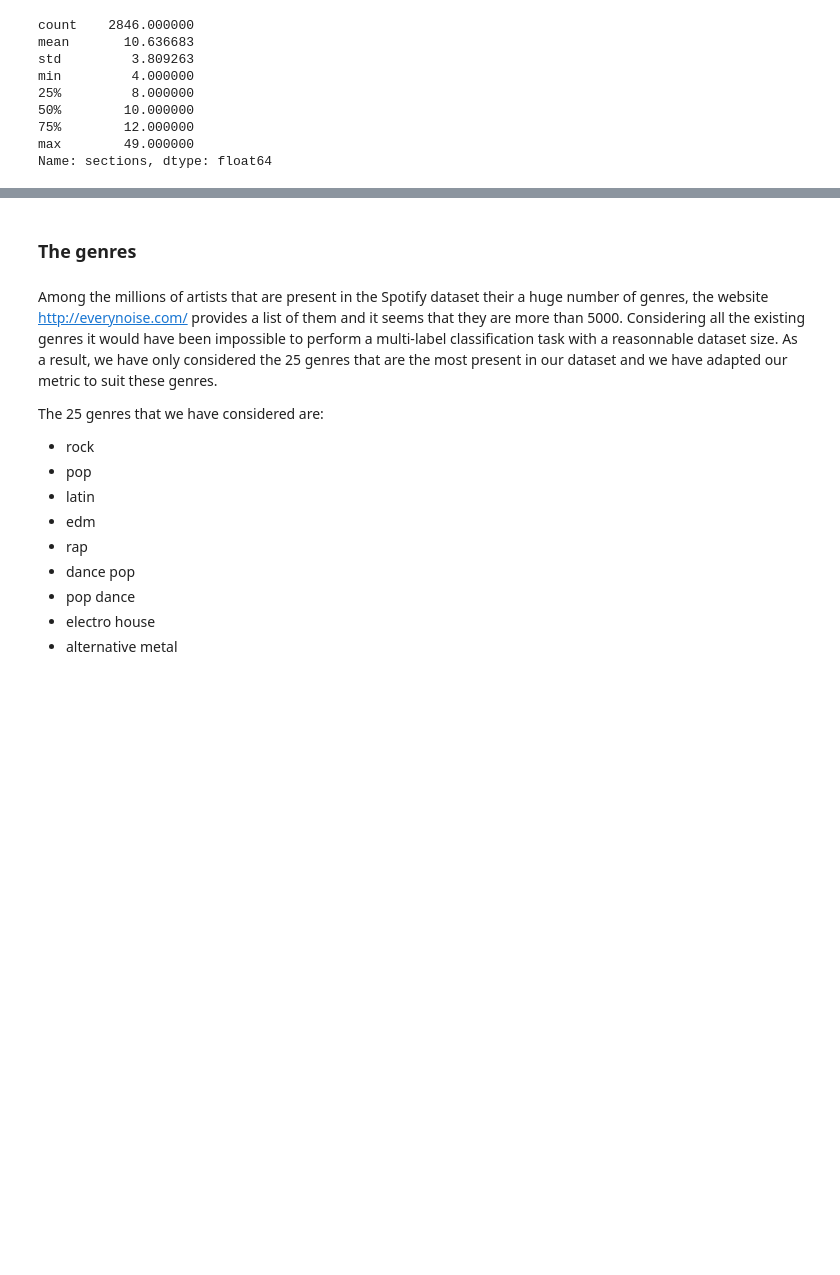
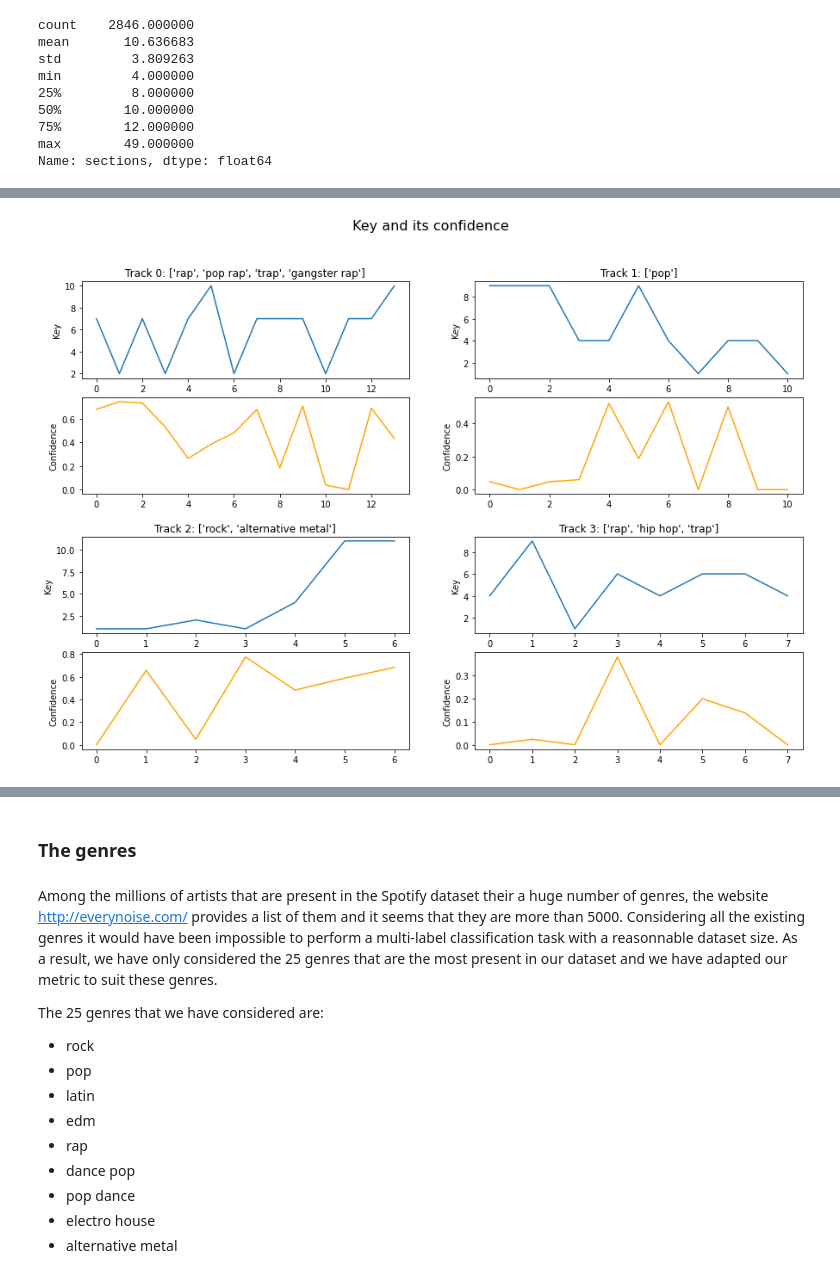
Before and after one commit to Egiob/spotify_genre_challenge, a Jupyter notebook: starting_kit.ipynb, the cells around one changed output, grey strips where cells are left out. Drawn from its saved outputs; the diff is of its cells as text; code cells hidden in the pictures; blank space fills up the shorter version.

```diff
--- a/starting_kit.ipynb
+++ b/starting_kit.ipynb
@@ -258,0 +270,7 @@ plt.show()
+# %%
+keys = [[x['key'] for x in X_df['sections'][i]] for i in tracks]
+keys_confidence = [[x['key_confidence'] for x in X_df['sections'][i]] for i in tracks]
+
+visualize(keys, keys_confidence, "Key")
+# %% [output]
+[figure, added]
```
Also changed, not shown: parts of 18 cells of this notebook.
